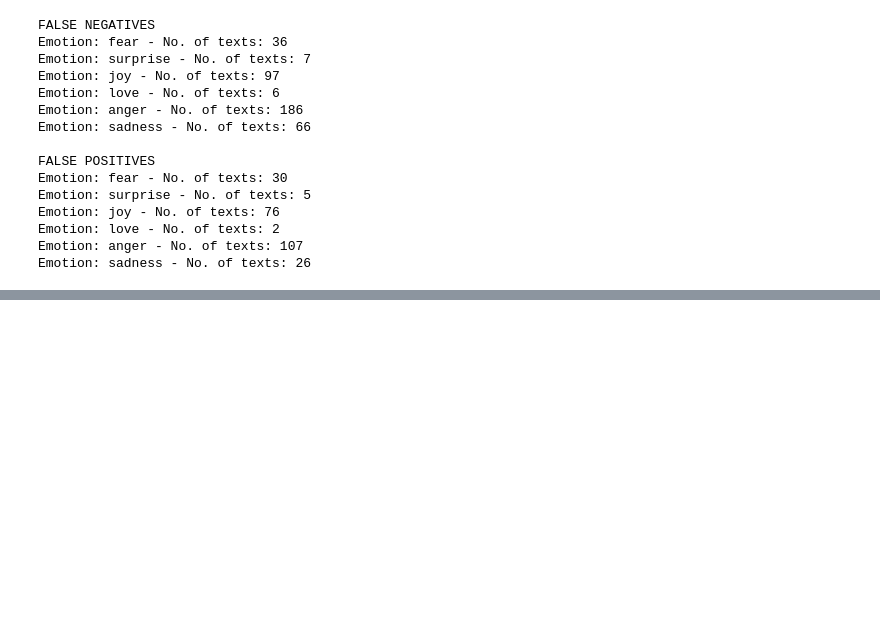
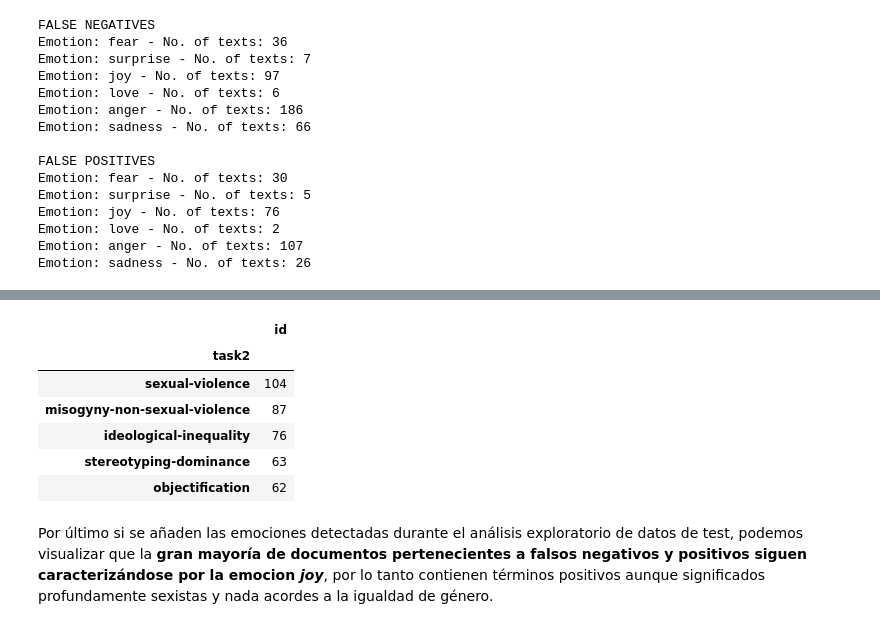
Before and after one commit to lidiasm/DATCOM-TFM, a Jupyter notebook: notebooks/lstm_models.ipynb, the cells around one changed output, grey strips where cells are left out. Cells and saved outputs as stored; diff of their text form; code cells hidden in the pictures; blank space fills up the shorter version.

```diff
--- a/notebooks/lstm_models.ipynb
+++ b/notebooks/lstm_models.ipynb
@@ -418,0 +481,20 @@ Emotion: sadness - No. of texts: 26
+# %%
+# Predict over the test dataset
+es_test_probs = (es_lstm_model.predict(es_test_matrix))
+es_test_preds = (es_lstm_model.predict(es_test_matrix) >= 0.5).astype('int32')
+
+# Insert the predicted classes and probabilities into the test dataset
+es_test_df['task1_pred_classes'] = es_test_preds
+es_test_df['task1_pred_probs'] = es_test_probs
+
+print('FALSE NEGATIVES')
+false_negatives_df = es_test_df[(es_test_df['task1'] == 1) & (es_test_df['task1_pred_classes'] == 0)]
+analyze_predicted_probs(
+    dataset=false_negatives_df,
+    probs_col='task1_pred_probs')
+
+print('\nFALSE POSITIVES')
+false_positives_df = es_test_df[(es_test_df['task1'] == 0) & (es_test_df['task1_pred_classes'] == 1)]
+analyze_predicted_probs(
+    dataset=false_positives_df,
+    probs_col='task1_pred_probs')
@@ -418,0 +529,12 @@ Emotion: sadness - No. of texts: 26
+# %%
+false_negatives_df.groupby(['task2']).count().filter(['id']).sort_values(by=['id'], ascending=False)
+# %% [output]
+|  | id |
+| task2 |  |
+| sexual-violence | 104 |
+| misogyny-non-sexual-violence | 87 |
+| ideological-inequality | 76 |
+| stereotyping-dominance | 63 |
+| objectification | 62 |
+# %% [markdown]
+Por último si se añaden las emociones detectadas durante el análisis exploratorio de datos de test, podemos visualizar que la **gran mayoría de documentos pertenecientes a falsos negativos y positivos siguen caracterizándose por la emocion *joy***, por lo tanto contienen términos positivos aunque significados profundamente sexistas y nada acordes a la igualdad de género.
```
Also changed, not shown: parts of 8 cells of this notebook.
